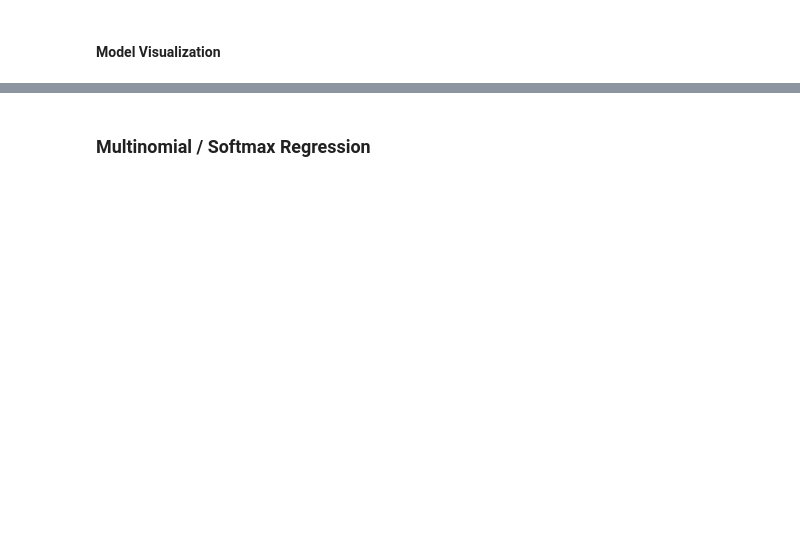
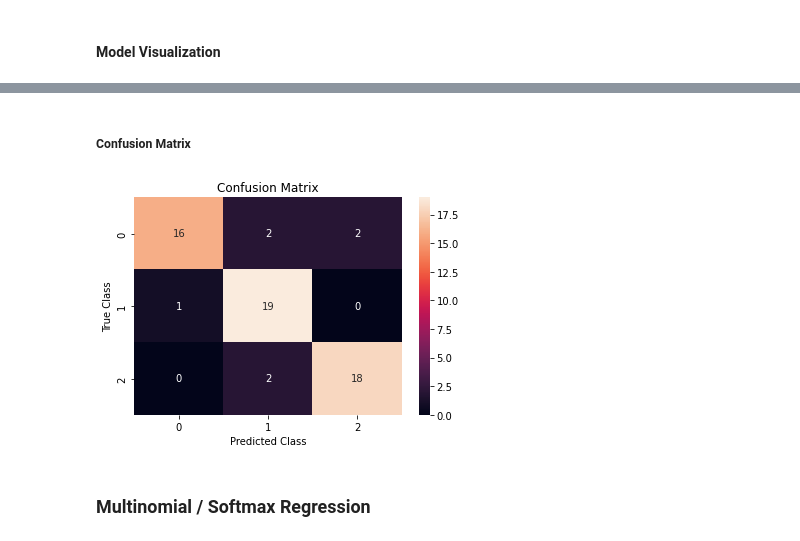
Before and after one commit to jacobdwatters/Machine-Learning-Basics, a Jupyter notebook: logistic_regression/01_logistic_regression_numpy.ipynb, the cells around one changed output, grey strips where cells are left out. Cells and saved outputs as stored; diff of their text form; code cells hidden in the pictures; blank space fills up the shorter version.

```diff
--- a/logistic_regression/01_logistic_regression_numpy.ipynb
+++ b/logistic_regression/01_logistic_regression_numpy.ipynb
@@ -547,2 +599,23 @@ plt.legend(loc='upper right')
+# %% [markdown]
+##### Confusion Matrix
+# %%
+def conf_mat(y, y_pred):
+  num_classes = len(np.unique(y))
+  cf_mat = np.zeros((num_classes, num_classes))
+
+  for y1, y2 in zip(y.flatten(), y_pred.flatten()):
+    cf_mat[y1, y2] += 1
+
+  return cf_mat
+
+cf = conf_mat(y_test3_class, y_pred3)
+
+sns.heatmap(cf, annot=True)
+plt.title('Confusion Matrix')
+plt.ylabel('True Class')
+plt.xlabel('Predicted Class')
+plt.show()
+# %% [output]
+[figure, added]
 # %% [markdown]
 ### Multinomial / Softmax Regression
```
Also changed, not shown: parts of 6 cells of this notebook.
